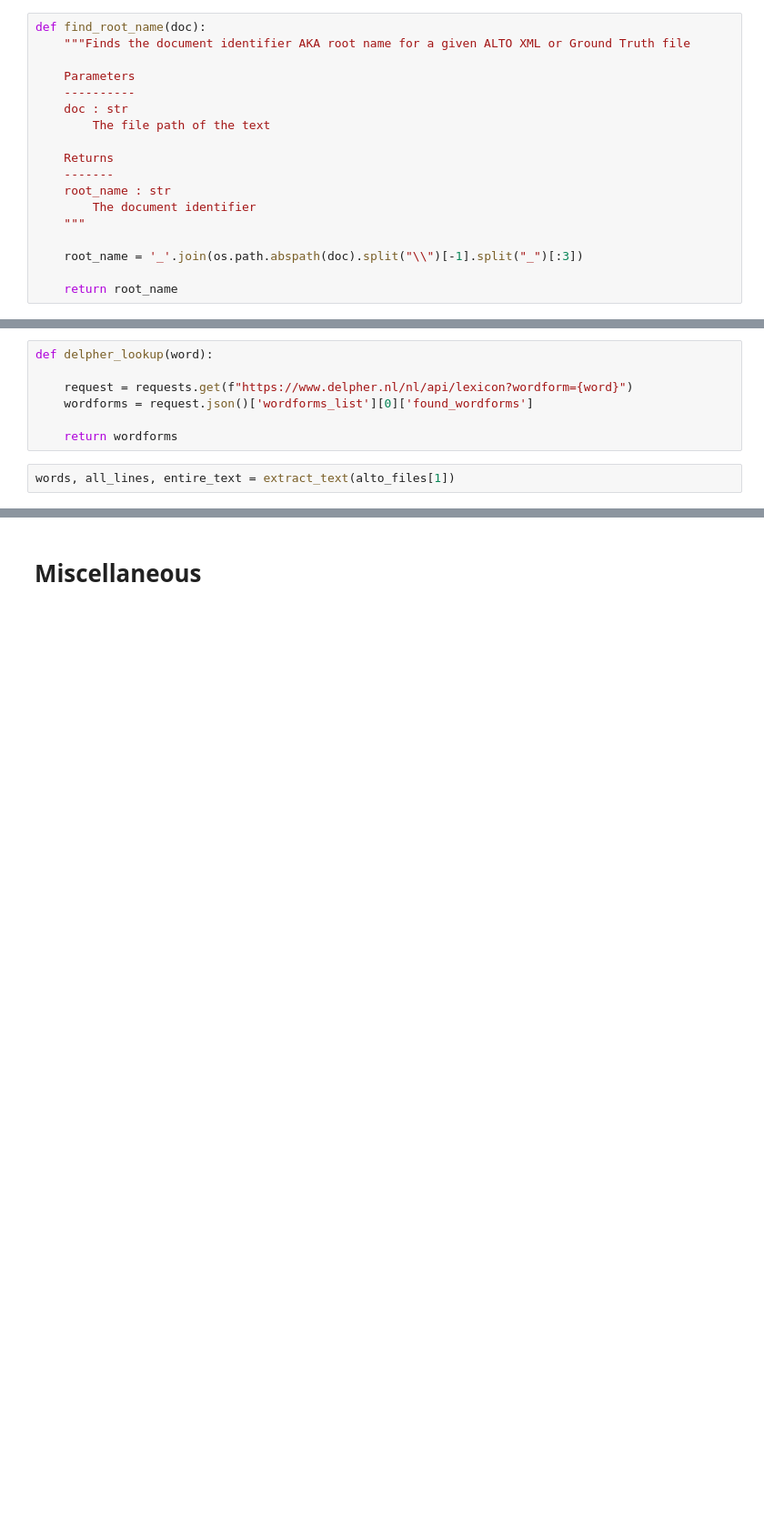
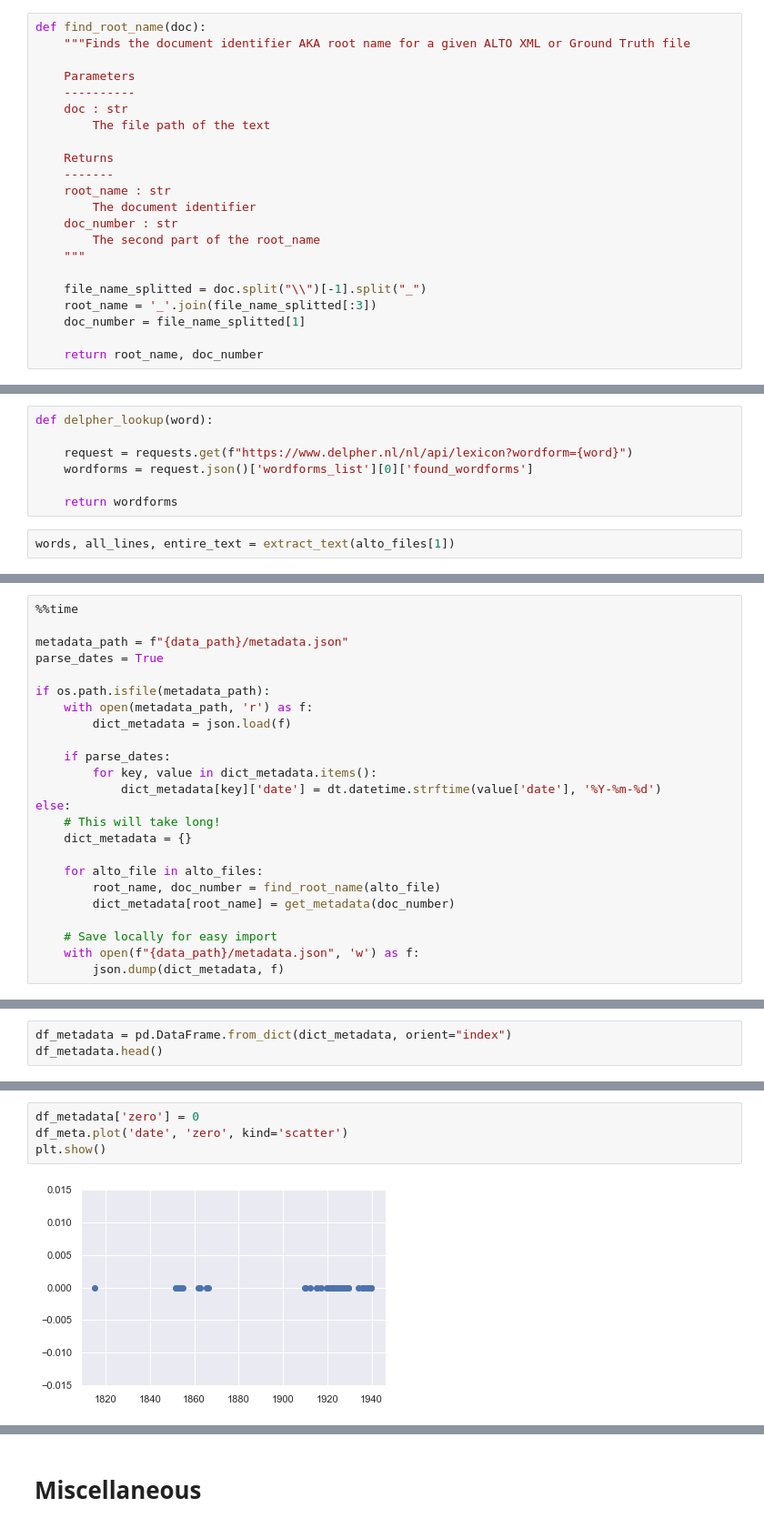
Before and after one commit to MirjamC/master_thesis_kb, a Jupyter notebook: thesis.ipynb, the cells around one changed output, grey strips where cells are left out. Shown at 91% size. Cells and saved outputs as stored; diff of their text form; blank space fills up the shorter version.

Commit message:
Progress on clustering and metadata

```diff
--- a/thesis.ipynb
+++ b/thesis.ipynb
@@ -51,11 +53,15 @@ def find_root_name(doc):
     -------
     root_name : str
         The document identifier
+    doc_number : str
+        The second part of the root_name
     """
 
-    root_name = '_'.join(os.path.abspath(doc).split("\\")[-1].split("_")[:3])
+    file_name_splitted = doc.split("\\")[-1].split("_")
+    root_name = '_'.join(file_name_splitted[:3])
+    doc_number = file_name_splitted[1]
 
-    return root_name
+    return root_name, doc_number
 # %%
 def find_document(doc, path = "data/Reordered Ground-truth", abs_path = True):
     """Finds the path to document according to the document identifier `doc` in the `path` folder
@@ -954,0 +962,24 @@ s.translate(str.maketrans('', '', string.punctuation))
+# %%
+%%time
+
+metadata_path = f"{data_path}/metadata.json"
+parse_dates = True
+
+if os.path.isfile(metadata_path):
+    with open(metadata_path, 'r') as f:
+        dict_metadata = json.load(f)
+
+    if parse_dates:
+        for key, value in dict_metadata.items():
+            dict_metadata[key]['date'] = dt.datetime.strftime(value['date'], '%Y-%m-%d')
+else:
+    # This will take long!
+    dict_metadata = {}
+
+    for alto_file in alto_files:
+        root_name, doc_number = find_root_name(alto_file)
+        dict_metadata[root_name] = get_metadata(doc_number)
+
+    # Save locally for easy import
+    with open(f"{data_path}/metadata.json", 'w') as f:
+        json.dump(dict_metadata, f)
@@ -954,0 +988,3 @@ s.translate(str.maketrans('', '', string.punctuation))
+# %%
+df_metadata = pd.DataFrame.from_dict(dict_metadata, orient="index")
+df_metadata.head()
@@ -954,0 +998,6 @@ s.translate(str.maketrans('', '', string.punctuation))
+# %%
+df_metadata['zero'] = 0
+df_meta.plot('date', 'zero', kind='scatter')
+plt.show()
+# %% [output]
+[figure, added]
```
Also changed, not shown: parts of 16 cells of this notebook.
